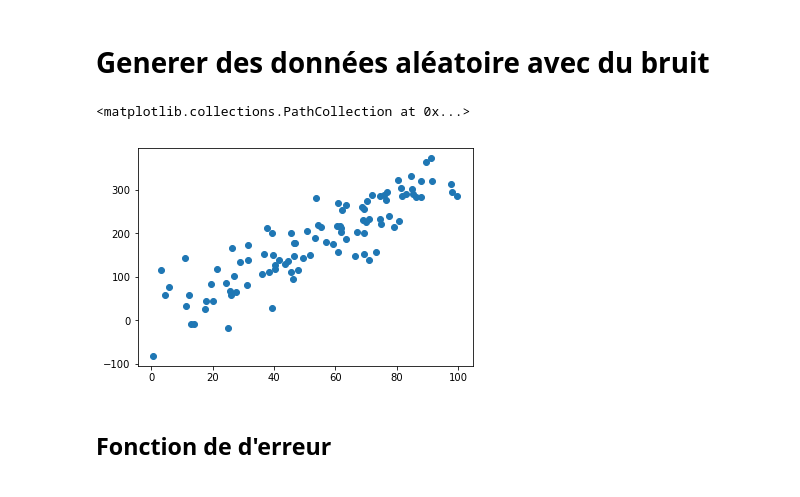
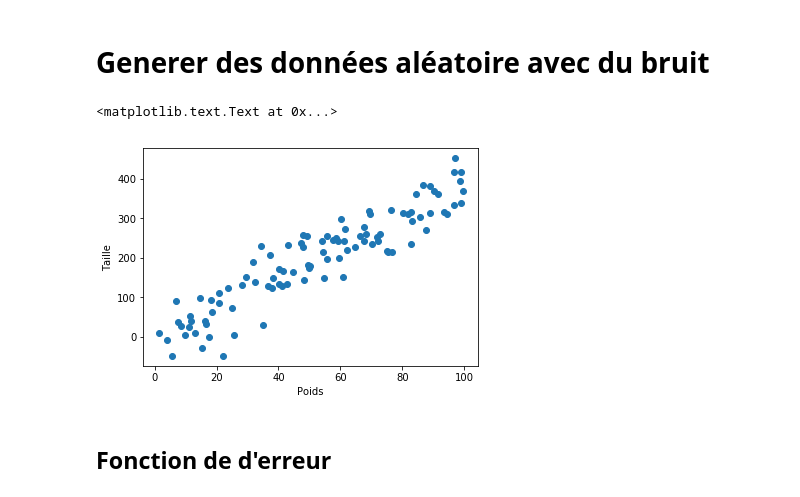
Before and after one commit to dridk/notebook, a Jupyter notebook: gradient_descent/regression.ipynb, the cells around one changed output. Drawn from its saved outputs; the diff is of its cells as text; code cells hidden in the pictures.

```diff
--- a/gradient_descent/regression.ipynb
+++ b/gradient_descent/regression.ipynb
@@ -10,12 +10,14 @@ from IPython.display import HTML
 # Generer des données aléatoire avec du bruit
 # %%
 X = np.random.uniform(0,100,100)
-Y = X * 3.5 + np.random.normal(0,50,100)
+Y = X * 3.5 + np.random.normal(10,50,100)
 # %%
 plt.scatter(X,Y)
+plt.ylabel("Taille")
+plt.xlabel("Poids")
 # %% [output]
-<matplotlib.collections.PathCollection at 0x...>
+<matplotlib.text.Text at 0x...>
-[figure, old version]
+[figure, new version]
 # %% [markdown]
 ## Fonction de d'erreur
 # %%
```
Also changed, not shown: parts of 4 cells of this notebook, 1 other file.
